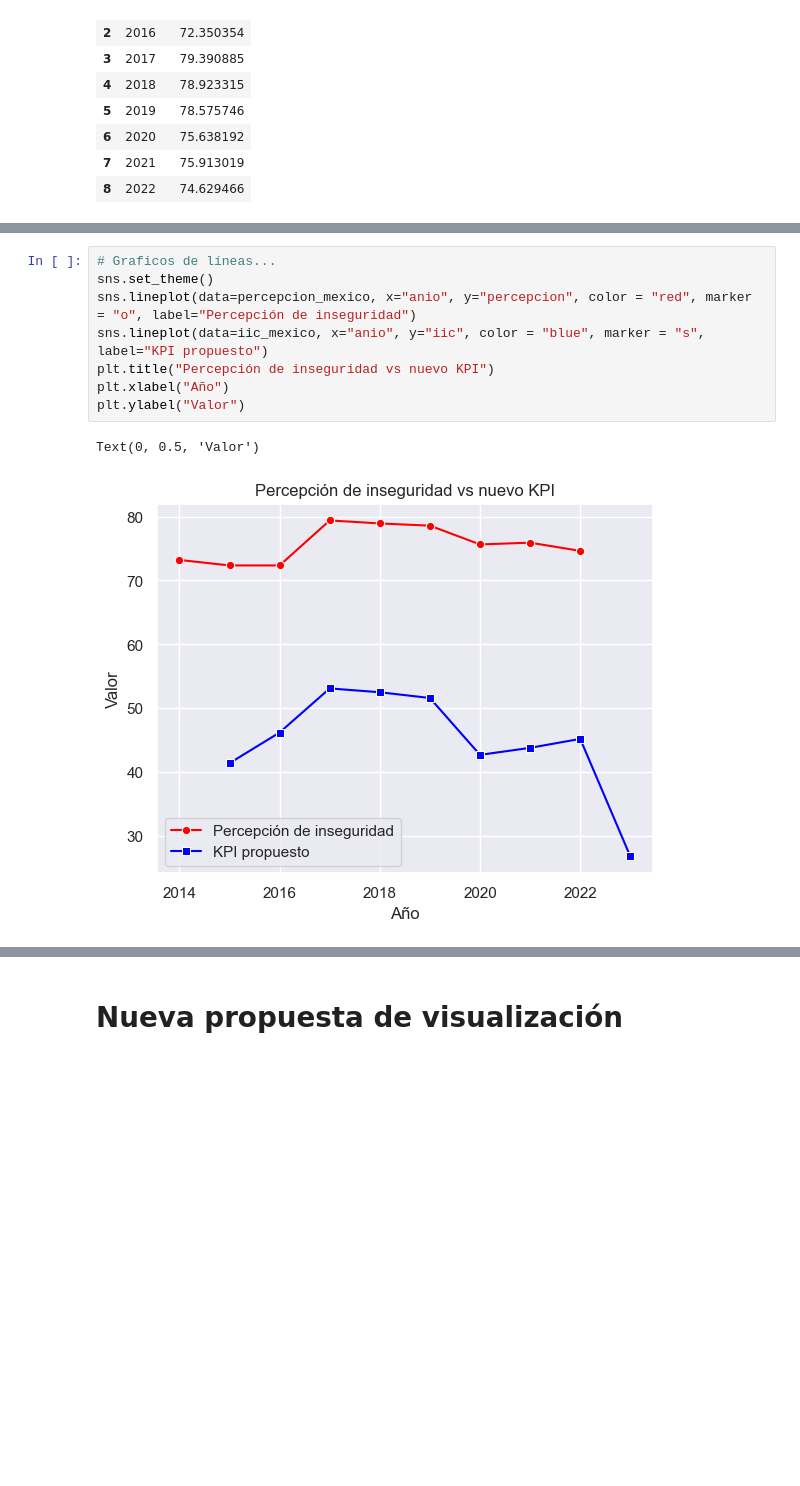
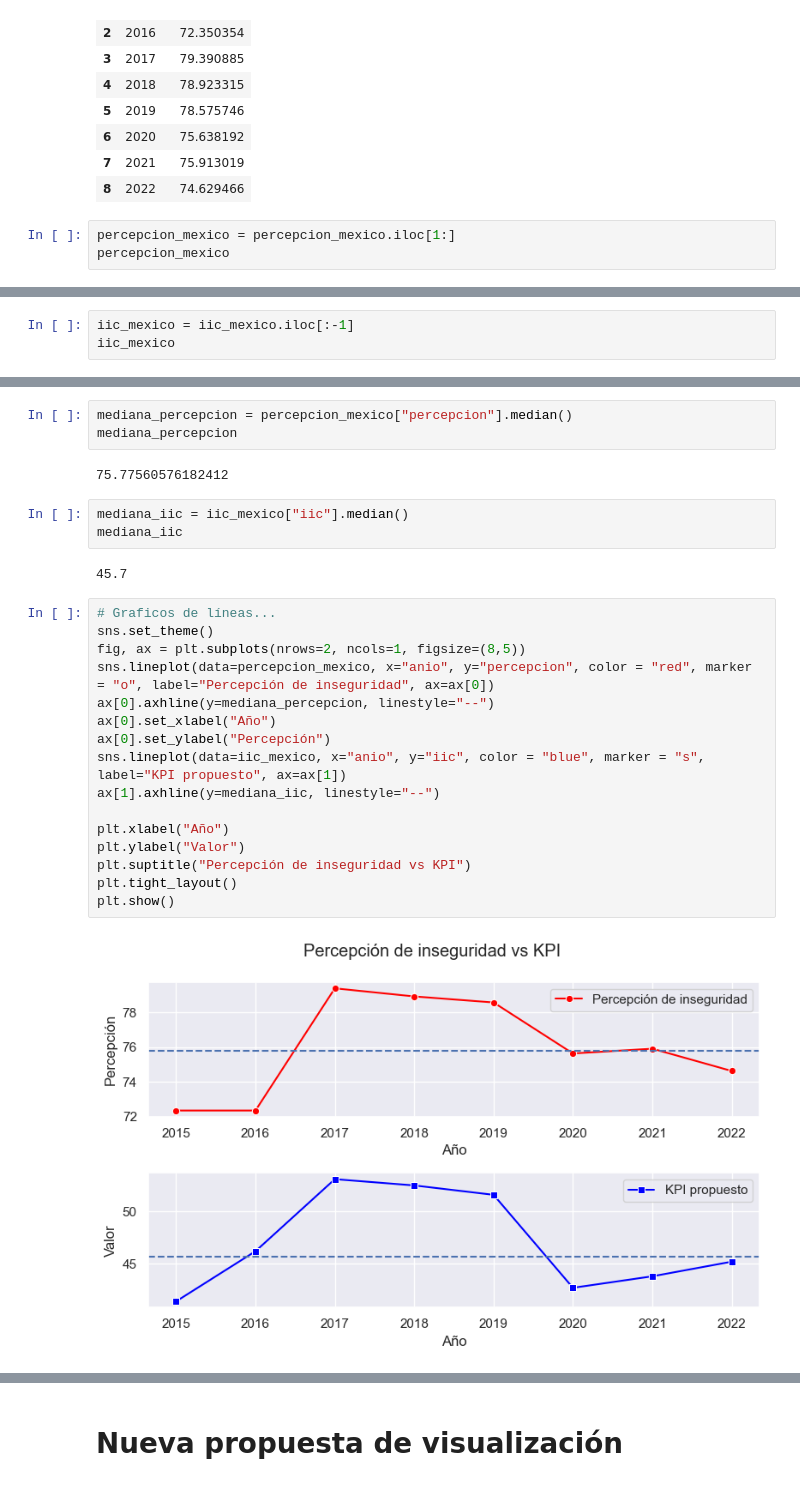
Before and after one commit to la-ciencia-del-delito/semaforo-delictivo, a Jupyter notebook: semaforo_delictivo.ipynb, the cells around one changed output, grey strips where cells are left out. Cells and saved outputs as stored; diff of their text form; blank space fills up the shorter version.

```diff
--- a/semaforo_delictivo.ipynb
+++ b/semaforo_delictivo.ipynb
@@ -1527,3 +1525,6 @@ percepcion_mexico
 | 6 | 2020 | 75.638192 |
 | 7 | 2021 | 75.913019 |
 | 8 | 2022 | 74.629466 |
+# %%
+percepcion_mexico = percepcion_mexico.iloc[1:]
+percepcion_mexico
@@ -1529,0 +1541,3 @@ percepcion_mexico
+# %%
+iic_mexico = iic_mexico.iloc[:-1]
+iic_mexico
@@ -1530,11 +1560,28 @@ percepcion_mexico
+# %%
+mediana_percepcion = percepcion_mexico["percepcion"].median()
+mediana_percepcion
+# %% [output]
+75.77560576182412
+# %%
+mediana_iic = iic_mexico["iic"].median()
+mediana_iic
+# %% [output]
+45.7
 # %%
 # Graficos de líneas...
 sns.set_theme()
-sns.lineplot(data=percepcion_mexico, x="anio", y="percepcion", color = "red", marker = "o", label="Percepción de inseguridad")
-sns.lineplot(data=iic_mexico, x="anio", y="iic", color = "blue", marker = "s", label="KPI propuesto")
-plt.title("Percepción de inseguridad vs nuevo KPI")
+fig, ax = plt.subplots(nrows=2, ncols=1, figsize=(8,5))
+sns.lineplot(data=percepcion_mexico, x="anio", y="percepcion", color = "red", marker = "o", label="Percepción de inseguridad", ax=ax[0])
+ax[0].axhline(y=mediana_percepcion, linestyle="--")
+ax[0].set_xlabel("Año")
+ax[0].set_ylabel("Percepción")
+sns.lineplot(data=iic_mexico, x="anio", y="iic", color = "blue", marker = "s", label="KPI propuesto", ax=ax[1])
+ax[1].axhline(y=mediana_iic, linestyle="--")
+
 plt.xlabel("Año")
 plt.ylabel("Valor")
+plt.suptitle("Percepción de inseguridad vs KPI")
+plt.tight_layout()
+plt.show()
 # %% [output]
-Text(0, 0.5, 'Valor')
-[figure, old version]
+[figure, new version]
```
Also changed, not shown: parts of 37 cells of this notebook, 11 other files.
